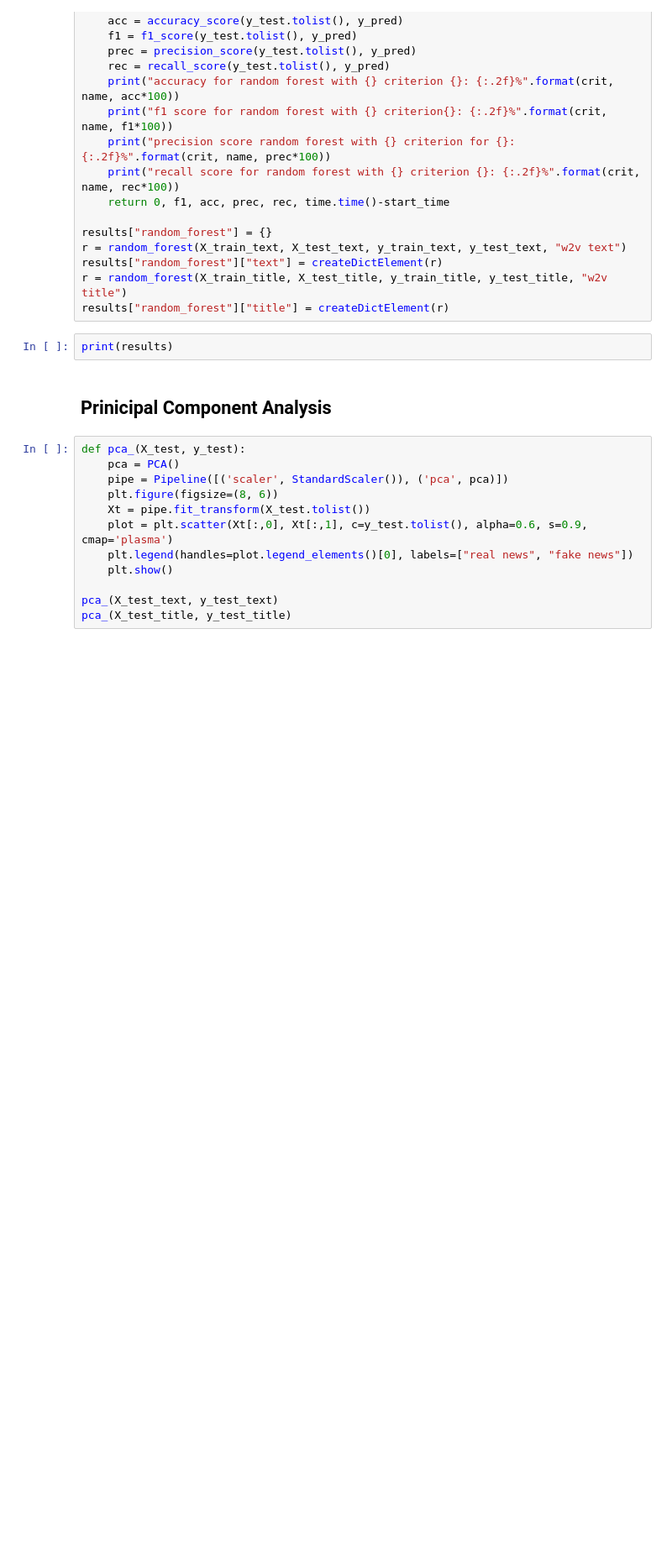
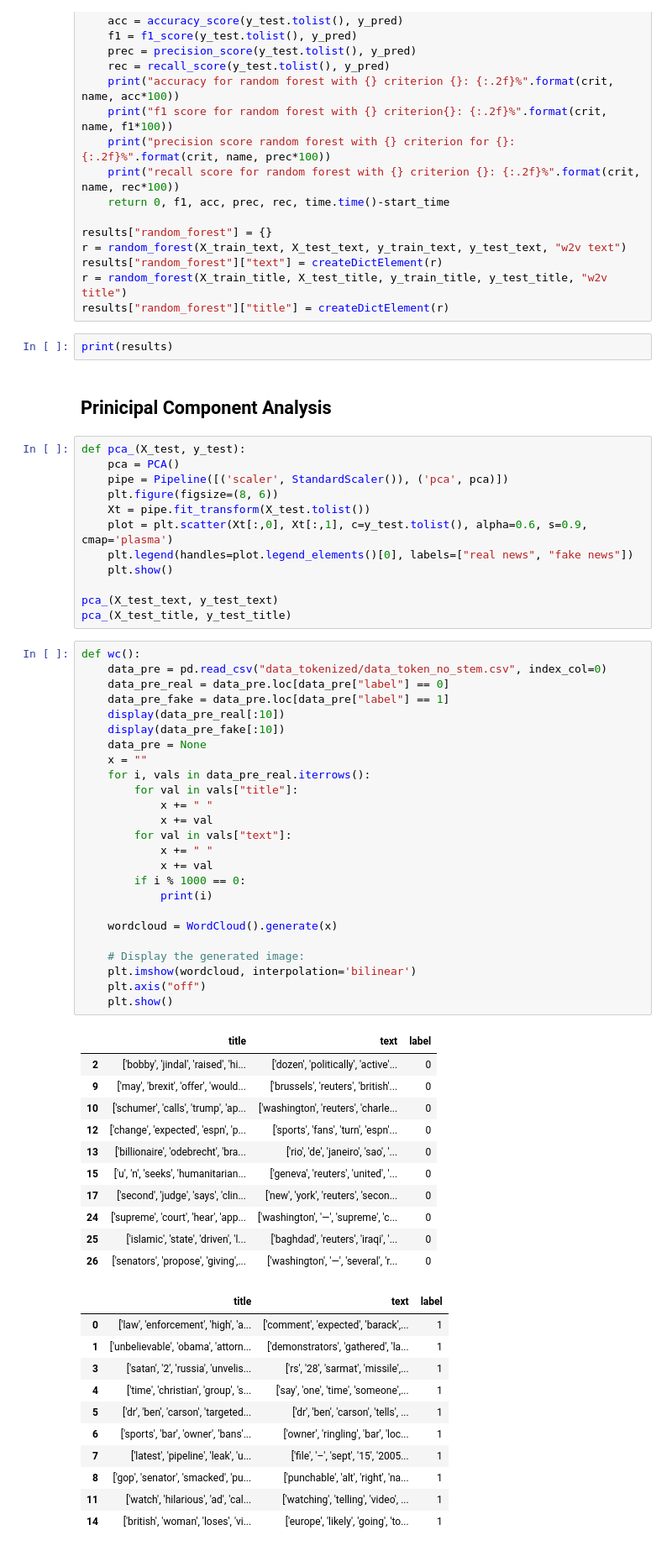
Before and after one commit to StellaLukasser/AIR, a Jupyter notebook: A3.ipynb, the cells around one changed output. Shown: that part at 84% size. Cells and saved outputs as stored; diff of their text form; blank space fills up the shorter version.

```diff
--- a/A3.ipynb
+++ b/A3.ipynb
@@ -787,3 +844,51 @@ def pca_(X_test, y_test):
 
 pca_(X_test_text, y_test_text)
 pca_(X_test_title, y_test_title)
+# %%
+def wc():
+    data_pre = pd.read_csv("data_tokenized/data_token_no_stem.csv", index_col=0)
+    data_pre_real = data_pre.loc[data_pre["label"] == 0]
+    data_pre_fake = data_pre.loc[data_pre["label"] == 1]
+    display(data_pre_real[:10])
+    display(data_pre_fake[:10])
+    data_pre = None
+    x = ""
+    for i, vals in data_pre_real.iterrows():
+        for val in vals["title"]:
+            x += " "
+            x += val
+        for val in vals["text"]:
+            x += " "
+            x += val
+        if i % 1000 == 0:
+            print(i)
+
+    wordcloud = WordCloud().generate(x)
+
+    # Display the generated image:
+    plt.imshow(wordcloud, interpolation='bilinear')
+    plt.axis("off")
+    plt.show()
+# %% [output]
+|  | title | text | label |
+| 2 | ['bobby', 'jindal', 'raised', 'hi... | ['dozen', 'politically', 'active'... | 0 |
+| 9 | ['may', 'brexit', 'offer', 'would... | ['brussels', 'reuters', 'british'... | 0 |
+| 10 | ['schumer', 'calls', 'trump', 'ap... | ['washington', 'reuters', 'charle... | 0 |
+| 12 | ['change', 'expected', 'espn', 'p... | ['sports', 'fans', 'turn', 'espn'... | 0 |
+| 13 | ['billionaire', 'odebrecht', 'bra... | ['rio', 'de', 'janeiro', 'sao', '... | 0 |
+| 15 | ['u', 'n', 'seeks', 'humanitarian... | ['geneva', 'reuters', 'united', '... | 0 |
+| 17 | ['second', 'judge', 'says', 'clin... | ['new', 'york', 'reuters', 'secon... | 0 |
+| 24 | ['supreme', 'court', 'hear', 'app... | ['washington', '—', 'supreme', 'c... | 0 |
+| 25 | ['islamic', 'state', 'driven', 'l... | ['baghdad', 'reuters', 'iraqi', '... | 0 |
+| 26 | ['senators', 'propose', 'giving',... | ['washington', '—', 'several', 'r... | 0 |
+|  | title | text | label |
+| 0 | ['law', 'enforcement', 'high', 'a... | ['comment', 'expected', 'barack',... | 1 |
+| 1 | ['unbelievable', 'obama', 'attorn... | ['demonstrators', 'gathered', 'la... | 1 |
+| 3 | ['satan', '2', 'russia', 'unvelis... | ['rs', '28', 'sarmat', 'missile',... | 1 |
+| 4 | ['time', 'christian', 'group', 's... | ['say', 'one', 'time', 'someone',... | 1 |
+| 5 | ['dr', 'ben', 'carson', 'targeted... | ['dr', 'ben', 'carson', 'tells', ... | 1 |
+| 6 | ['sports', 'bar', 'owner', 'bans'... | ['owner', 'ringling', 'bar', 'loc... | 1 |
+| 7 | ['latest', 'pipeline', 'leak', 'u... | ['file', '–', 'sept', '15', '2005... | 1 |
+| 8 | ['gop', 'senator', 'smacked', 'pu... | ['punchable', 'alt', 'right', 'na... | 1 |
+| 11 | ['watch', 'hilarious', 'ad', 'cal... | ['watching', 'telling', 'video', ... | 1 |
+| 14 | ['british', 'woman', 'loses', 'vi... | ['europe', 'likely', 'going', 'to... | 1 |
```
Also changed, not shown: parts of 12 cells of this notebook.
